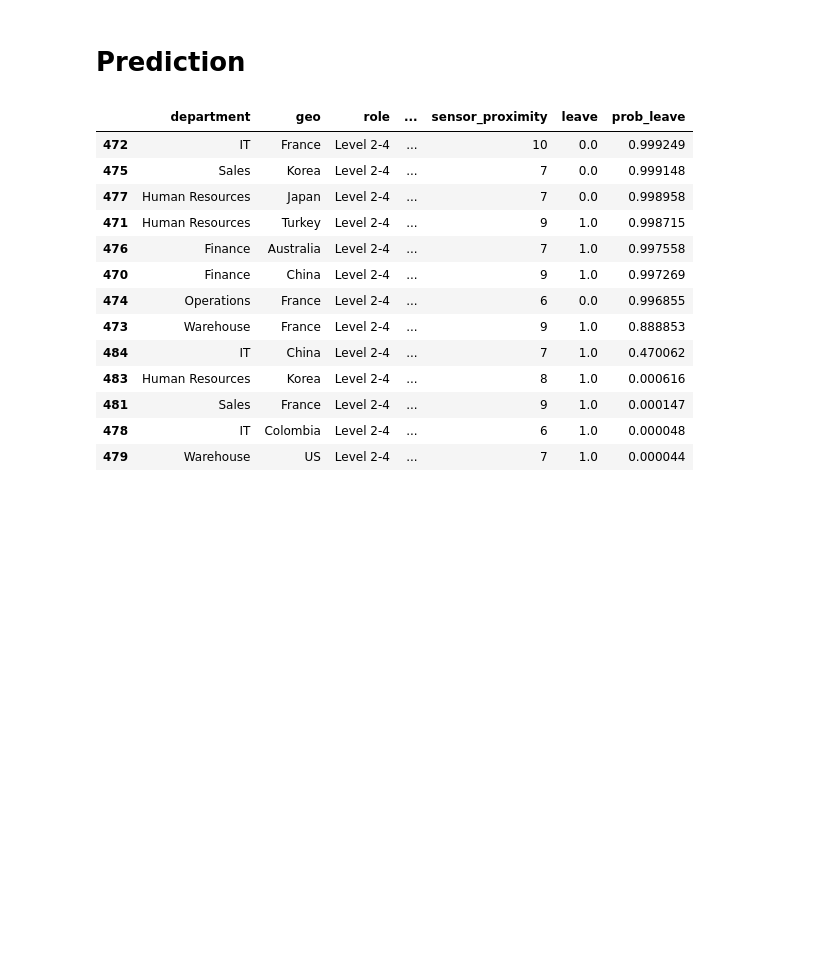
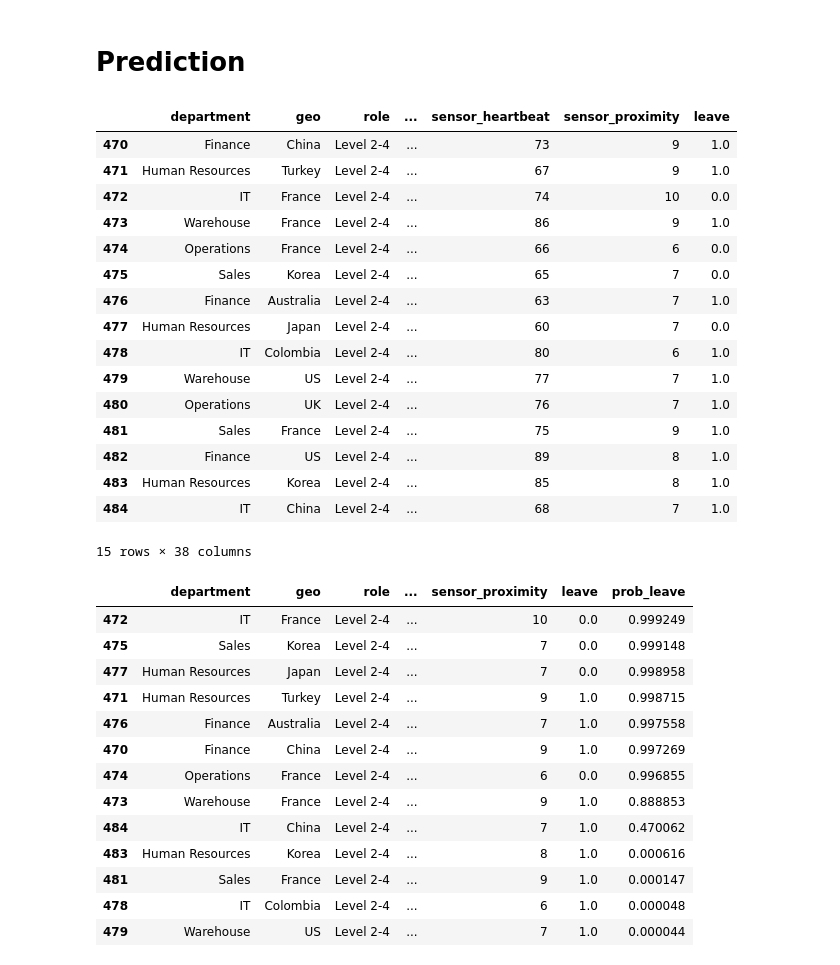
Before and after one commit to Emroullier/hr-data-analytics, a Jupyter notebook: notebooks/good_employees_leaving.ipynb, the cells around one changed output. Drawn from its saved outputs; the diff is of its cells as text; code cells hidden in the pictures; blank space fills up the shorter version.

```diff
--- a/notebooks/good_employees_leaving.ipynb
+++ b/notebooks/good_employees_leaving.ipynb
@@ -52,6 +52,7 @@ def check_shape_head(df : pd.DataFrame):
 load_dotenv()
 
 data_path = os.getenv("DATA_HR")
+data_path = "../" + data_path
 
 #Retrieve dataset from local directory
 dataset = pd.read_csv(data_path)
@@ -302,6 +303,25 @@ Pipeline(steps=[('columntransformer',
 # Prediction
 # %%
 X_test = dataset.iloc[470:485]
+X_test
+# %% [output]
+|  | department | geo | role | ... | sensor_heartbeat | sensor_proximity | leave |
+| 470 | Finance | China | Level 2-4 | ... | 73 | 9 | 1.0 |
+| 471 | Human Resources | Turkey | Level 2-4 | ... | 67 | 9 | 1.0 |
+| 472 | IT | France | Level 2-4 | ... | 74 | 10 | 0.0 |
+| 473 | Warehouse | France | Level 2-4 | ... | 86 | 9 | 1.0 |
+| 474 | Operations | France | Level 2-4 | ... | 66 | 6 | 0.0 |
+| 475 | Sales | Korea | Level 2-4 | ... | 65 | 7 | 0.0 |
+| 476 | Finance | Australia | Level 2-4 | ... | 63 | 7 | 1.0 |
+| 477 | Human Resources | Japan | Level 2-4 | ... | 60 | 7 | 0.0 |
+| 478 | IT | Colombia | Level 2-4 | ... | 80 | 6 | 1.0 |
+| 479 | Warehouse | US | Level 2-4 | ... | 77 | 7 | 1.0 |
+| 480 | Operations | UK | Level 2-4 | ... | 76 | 7 | 1.0 |
+| 481 | Sales | France | Level 2-4 | ... | 75 | 9 | 1.0 |
+| 482 | Finance | US | Level 2-4 | ... | 89 | 8 | 1.0 |
+| 483 | Human Resources | Korea | Level 2-4 | ... | 85 | 8 | 1.0 |
+| 484 | IT | China | Level 2-4 | ... | 68 | 7 | 1.0 |
+15 rows × 38 columns
 # %%
 X_test_index = X_test.index
 # %%
```
Also changed, not shown: parts of 1 cell of this notebook, 9 other files.
